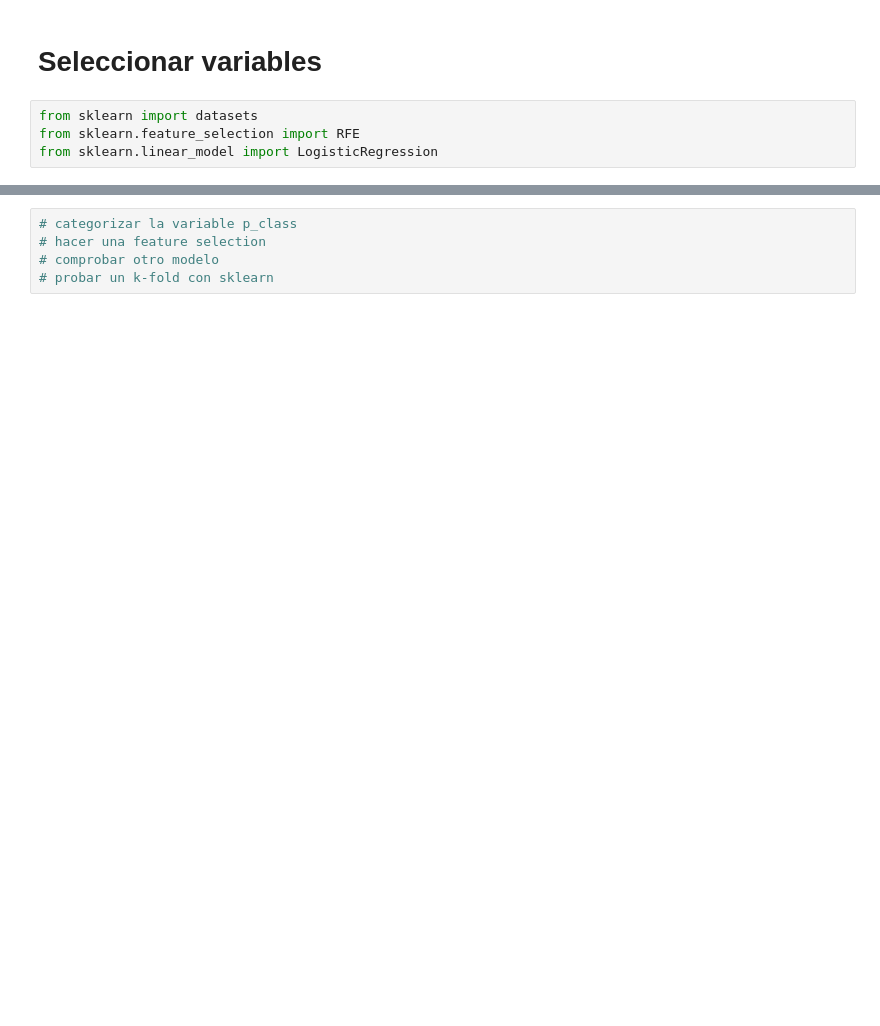
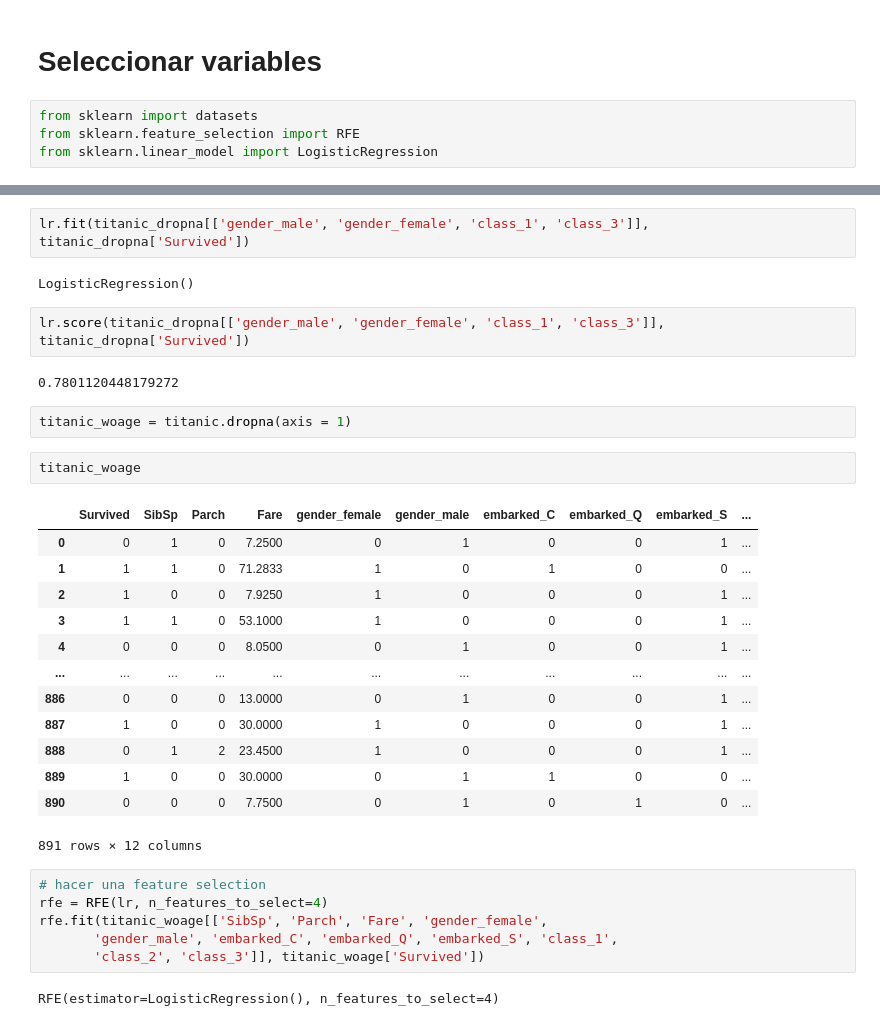
Before and after one commit to amarnathedison/caipc-amarnath, a Jupyter notebook: 10-Regresión logística.ipynb, the cells around one changed output, grey strips where cells are left out. Saved outputs shown, nothing was run; the diff lists cells and outputs as text; blank space fills up the shorter version.

```diff
--- a/10-Regresión logística.ipynb
+++ b/10-Regresión logística.ipynb
@@ -160,5 +236,34 @@ titanic[['gender_female', 'gender_male', 'Fare']], titanic['Survived']
+# %%
+lr.fit(titanic_dropna[['gender_male', 'gender_female', 'class_1', 'class_3']], titanic_dropna['Survived'])
+# %% [output]
+LogisticRegression()
+# %%
+lr.score(titanic_dropna[['gender_male', 'gender_female', 'class_1', 'class_3']], titanic_dropna['Survived'])
+# %% [output]
+0.7801120448179272
+# %%
+titanic_woage = titanic.dropna(axis = 1)
+# %%
+titanic_woage
+# %% [output]
+|  | Survived | SibSp | Parch | Fare | gender_female | gender_male | embarked_C | embarked_Q | embarked_S | ... |
+| 0 | 0 | 1 | 0 | 7.2500 | 0 | 1 | 0 | 0 | 1 | ... |
+| 1 | 1 | 1 | 0 | 71.2833 | 1 | 0 | 1 | 0 | 0 | ... |
+| 2 | 1 | 0 | 0 | 7.9250 | 1 | 0 | 0 | 0 | 1 | ... |
+| 3 | 1 | 1 | 0 | 53.1000 | 1 | 0 | 0 | 0 | 1 | ... |
+| 4 | 0 | 0 | 0 | 8.0500 | 0 | 1 | 0 | 0 | 1 | ... |
+| ... | ... | ... | ... | ... | ... | ... | ... | ... | ... | ... |
+| 886 | 0 | 0 | 0 | 13.0000 | 0 | 1 | 0 | 0 | 1 | ... |
+| 887 | 1 | 0 | 0 | 30.0000 | 1 | 0 | 0 | 0 | 1 | ... |
+| 888 | 0 | 1 | 2 | 23.4500 | 1 | 0 | 0 | 0 | 1 | ... |
+| 889 | 1 | 0 | 0 | 30.0000 | 0 | 1 | 1 | 0 | 0 | ... |
+| 890 | 0 | 0 | 0 | 7.7500 | 0 | 1 | 0 | 1 | 0 | ... |
+891 rows × 12 columns
 # %%
-# categorizar la variable p_class
 # hacer una feature selection
-# comprobar otro modelo
-# probar un k-fold con sklearn
+rfe = RFE(lr, n_features_to_select=4)
+rfe.fit(titanic_woage[['SibSp', 'Parch', 'Fare', 'gender_female',
+       'gender_male', 'embarked_C', 'embarked_Q', 'embarked_S', 'class_1',
+       'class_2', 'class_3']], titanic_woage['Survived'])
+# %% [output]
+RFE(estimator=LogisticRegression(), n_features_to_select=4)
```
Also changed, not shown: parts of 34 cells of this notebook, 3 other files.
